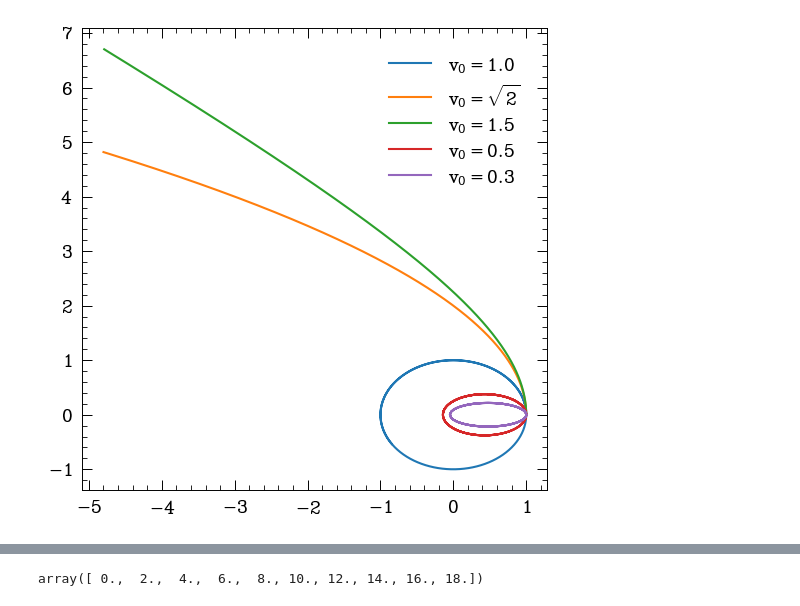
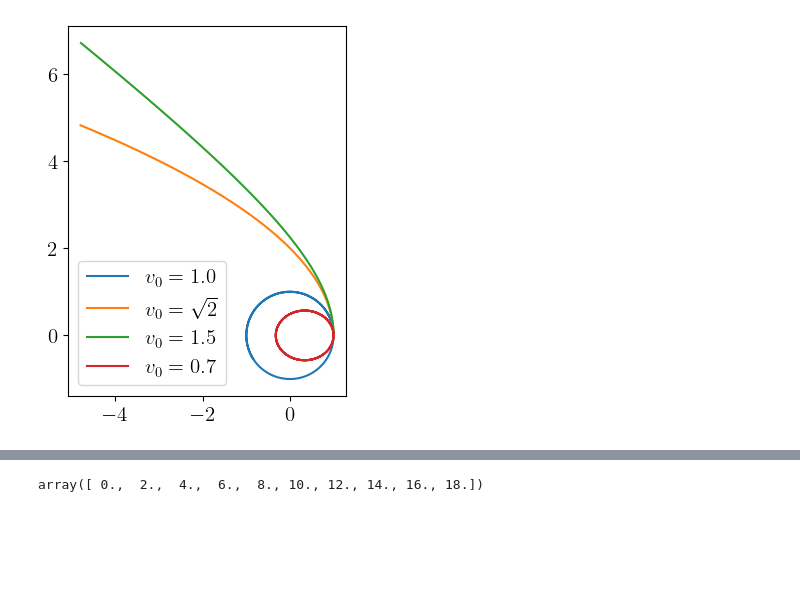
Before and after one commit to 5roop/modelska, a Jupyter notebook: 201/1.ipynb, the cells around one changed output, grey strips where cells are left out. Saved outputs shown, nothing was run; the diff lists cells and outputs as text; code cells hidden in the pictures; blank space fills up the shorter version.

```diff
--- a/201/1.ipynb
+++ b/201/1.ipynb
@@ -6,11 +6,11 @@ from scipy.integrate import odeint, ode, solve_ivp
 
 # plt.style.use("ggplot")
 # plt.rcParams['font.family'] = "serif"
-# plt.rcParams['font.size'] = 13
+plt.rcParams['font.size'] = 15
 # plt.rcParams.update({'figure.autolayout': True})
-# plt.rc('text', usetex=True)
+plt.rc('text', usetex=True)
 
-import smplotlib
+# import smplotlib
 
 pd.set_option("display.max_columns", 50)
 
@@ -26,7 +26,7 @@ def odes(t, arej):
 def calculate_H(sol):
     def _H(arej):
         x,y,u,v = arej
-        return 0.5*(u**2+v**2) + 1/(x**2 + y**2)
+        return 0.5*(u**2+v**2) - 1/(x**2 + y**2)**(0.5)
     return np.apply_along_axis(_H, 1, sol)
 def calculate_L(sol):
     def _absL(arej):
@@ -39,7 +39,7 @@ def calculate_A(sol):
         return np.linalg.norm(np.cross([x,y,0], [u,v,0]) - np.array([x,y,0])/np.linalg.norm([x,y,0]))
     return np.apply_along_axis(_absA,1,sol)
 
-v0s = [1, np.sqrt(2), 1.5, 0.5, 0.3]
+v0s = [1, np.sqrt(2), 1.5, 0.7]
 rezs = []
 for v0 in v0s:
     initial = [1, 0, 0, v0]
@@ -57,15 +57,16 @@ for v0 in v0s:
 # %%
 for sol in rezs:
     v0 = sol.y[3, 0]
     if v0 == np.sqrt(2):
         v0 = "\sqrt{2}"
     else:
         v0 = f"{v0:0.1f}"
-    plt.plot(sol.y[0, :], sol.y[1,:], label=fr"$v_0={v0}$")
+    plt.plot(sol.y[0, :], sol.y[1,:], label=fr"$v_0={v0}$", )
 plt.legend()
+plt.gca().set_aspect("equal")
 plt.savefig("images/1-1-v0.pdf")
 # %% [output]
-[figure, old version]
+[figure, new version]
 # %%
 for sol in rezs:
     v0 = sol.y[3, 0]
```
Also changed, not shown: parts of 19 cells of this notebook, 44 other files.
